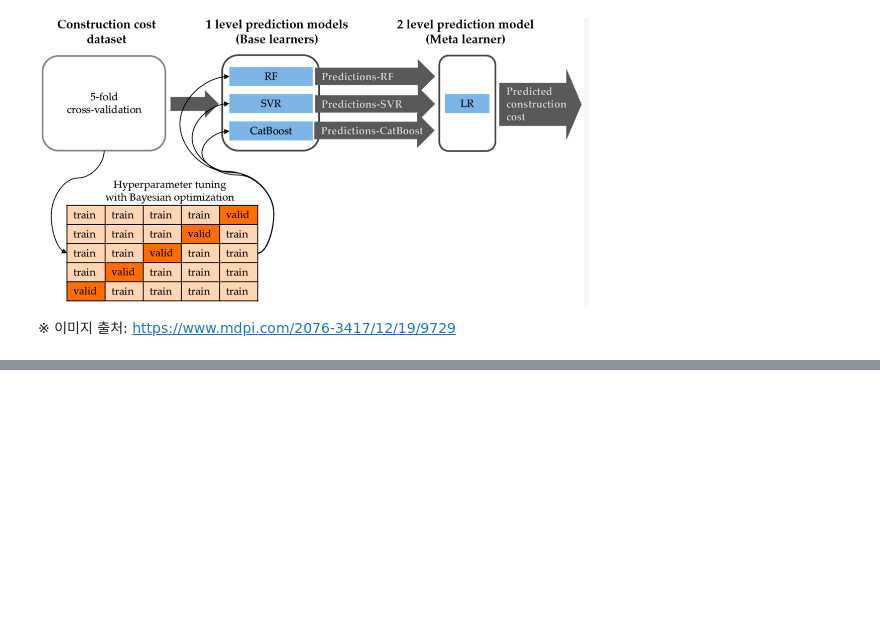
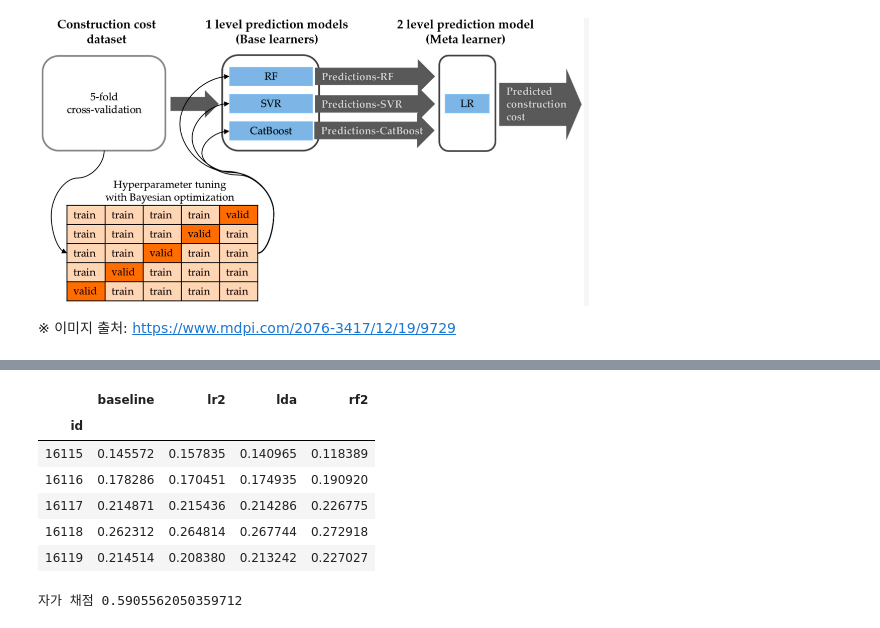
Before and after one commit to sunkusun9/DS_lv3_2506_1, a Jupyter notebook: sec_ds_lv3_prob1_kaggle.ipynb, the cells around one changed output, grey strips where cells are left out. Saved outputs shown, nothing was run; the diff lists cells and outputs as text; code cells hidden in the pictures; blank space fills up the shorter version.

```diff
--- a/sec_ds_lv3_prob1_kaggle.ipynb
+++ b/sec_ds_lv3_prob1_kaggle.ipynb
@@ -327,5 +565,20 @@ from sklearn.model_selection import cross_val_score
 # %%
 # 2단계 메타 모델을 학습 시키고, 예측해 봅니다.
 # 메타 모델 평가 데이터를 만듭니다. 1. 전체데이터로 기반 모델 학습 2. 평가 데이터에 대한 기반 모델 예측 결과 만들기
+df_prd_test = pd.concat([
+    pd.Series(
+        clf.fit(df_train[X_all], df_train['failure']).predict_proba(df_test[X_all])[:, 1], index = df_test.index, name = name
+    )
+    for name, clf in model_list
+], axis = 1)
+df_prd_test.head()
+# %% [output]
+|  | baseline | lr2 | lda | rf2 |
+| id |  |  |  |  |
+| 16115 | 0.145572 | 0.157835 | 0.140965 | 0.118389 |
+| 16116 | 0.178286 | 0.170451 | 0.174935 | 0.190920 |
+| 16117 | 0.214871 | 0.215436 | 0.214286 | 0.226775 |
+| 16118 | 0.262312 | 0.264814 | 0.267744 | 0.272918 |
+| 16119 | 0.214514 | 0.208380 | 0.213242 | 0.227027 |
 # %%
 # 메타 모델을 df_cv로 학습 시키고, 테스트 메타 모델 데이터로 예측을 합니다.
@@ -331,0 +586,4 @@ from sklearn.model_selection import cross_val_score
+# %%
+print('자가 채점', roc_auc_score(s_kaggle_ans, clf_meta_lr.predict_proba(df_prd_test)[:, 1]))
+# %% [output]
+자가 채점 0.5905562050359712
```
Also changed, not shown: parts of 41 cells of this notebook.
